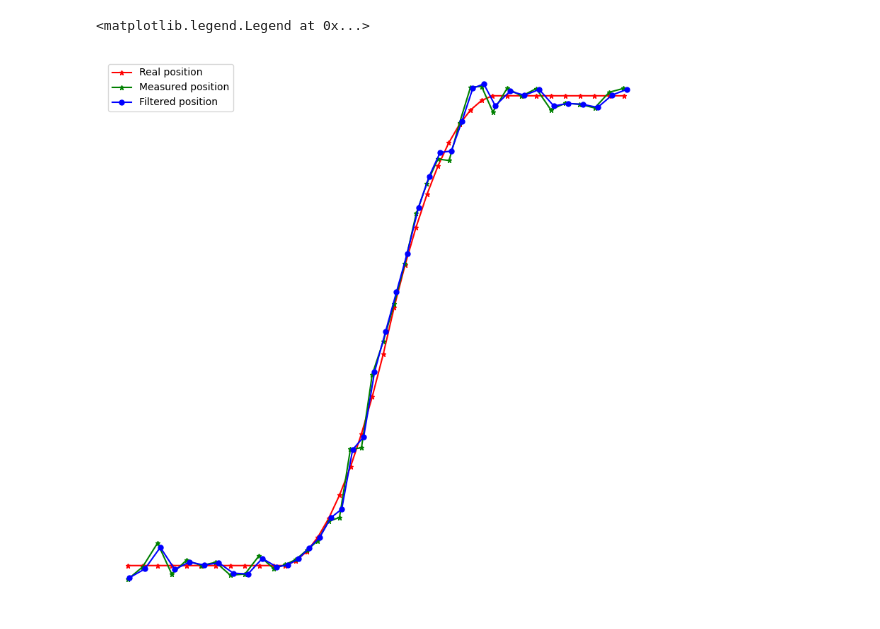
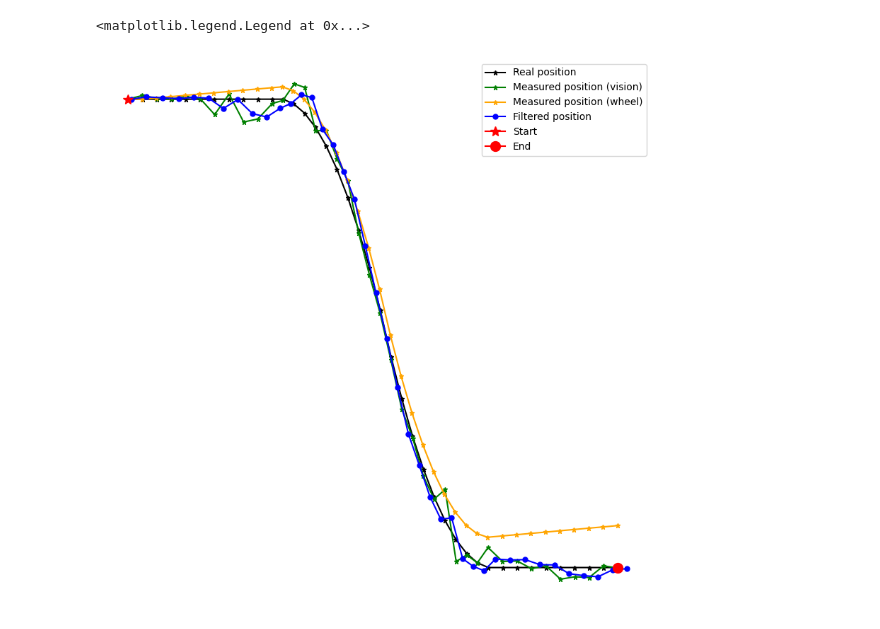
Before and after one commit to Owhenthesaints/Project_Basics_For_Mobile_Robotics, a Jupyter notebook: vis_kal.ipynb, the cells around one changed output. Cells and saved outputs as stored; diff of their text form; code cells hidden in the pictures.

Commit message:
improve kalman filter

```diff
--- a/vis_kal.ipynb
+++ b/vis_kal.ipynb
@@ -17,8 +17,8 @@ def f(x, dt):
                     [      1,       0,     0, 0, 0],
                     [      0,       1,     0, 0, 0],
                     [      0,       0,     1, 0, 0],
-                    [dcosA/2, dsinA/2,  dt/cst.L, 1, 0],
-                    [dcosA/2, dsinA/2, -dt/cst.L, 0, 1]])
+                    [dcosA/2, dsinA/2,  -dt/cst.L, 1, 0],
+                    [dcosA/2, dsinA/2, dt/cst.L, 0, 1]])
     x_update = x @ f
     return x_update
 # %%
@@ -35,11 +35,26 @@ for i in range(len(left_wheel)-1):
     x_current[4] = right_wheel[i]
     x_update = f(x_current, dt)
     position[i+1] = x_update[0:3]
+# %%
+# simulate noises on the position
+position_wheel_noisy = position.copy()
+left_wheel_noisy = left_wheel + np.random.normal(0, 0.01, len(left_wheel))
+right_wheel_noisy = right_wheel + np.random.normal(0, 0.01, len(left_wheel))
+x_update = x_ini
+for i in range(len(left_wheel)-1):
+    x_current = x_update
+    x_current[3] = left_wheel_noisy[i]
+    x_current[4] = right_wheel_noisy[i]
+    x_update = f(x_current, dt)
+    position_wheel_noisy[i+1] = x_update[0:3]
 # %%
-# simulate noises on the position
+# do the kalman filter
 position_noisy = position.copy()
-position_noisy[:,0] += np.random.normal(0, 0.01, len(left_wheel))
-position_noisy[:,1] += np.random.normal(0, 0.01, len(left_wheel))
-position_noisy[:,2] += np.random.normal(0, 0.001, len(left_wheel))
-left_wheel_noisy = left_wheel + np.random.normal(0, 0.001, len(left_wheel))
-right_wheel_noisy = right_wheel + np.random.normal(0, 0.001, len(left_wheel))
+position_noisy[1:, 0] += np.random.normal(0, 0.01, len(left_wheel)-1)
+position_noisy[1:, 1] += np.random.normal(0, 0.01, len(left_wheel)-1)
+position_filtered = np.zeros((len(left_wheel), 3))
+ekf = ExtendedKalmanFilter(x_ini[0:3])
+x_update = x_ini
+for i in range(len(left_wheel)):
+    x_update, kidnapping = kalman_filter(ekf, position_noisy[i], np.array([left_wheel_noisy[i], right_wheel_noisy[i]]), dt)
+    position_filtered[i] = x_update[0:3]
@@ -54,11 +61,14 @@ for i in range(len(left_wheel)):
 # %%
 plt.style.use('default')
 plt.figure(figsize=(10,10))
-plt.plot(position[:,0], position[:,1], marker='*', markersize=5, color="red", label="Real position")
-plt.plot(position_noisy[:,0], position_noisy[:,1], marker='*', markersize=5, color="green", label="Measured position")
+plt.plot(position[:,0], position[:,1], marker='*', markersize=5, color="black", label="Real position")
+plt.plot(position_noisy[:,0], position_noisy[:,1], marker='*', markersize=5, color="green", label="Measured position (vision)")
+plt.plot(position_wheel_noisy[:,0], position_wheel_noisy[:,1], marker='*', markersize=5, color="orange", label="Measured position (wheel)")
 plt.plot(position_filtered[:,0], position_filtered[:,1], marker='o', markersize=5, color="blue", label="Filtered position")
+plt.plot(position[0,0], position[0,1], marker='*', markersize=10, color="red", label="Start")
+plt.plot(position[-1,0], position[-1,1], marker='o', markersize=10, color="red", label="End")
 plt.axis('off')
 plt.legend()
 # %% [output]
 <matplotlib.legend.Legend at 0x...>
-[figure, old version]
+[figure, new version]
```
Also changed, not shown: parts of 1 cell of this notebook, 2 other files.
